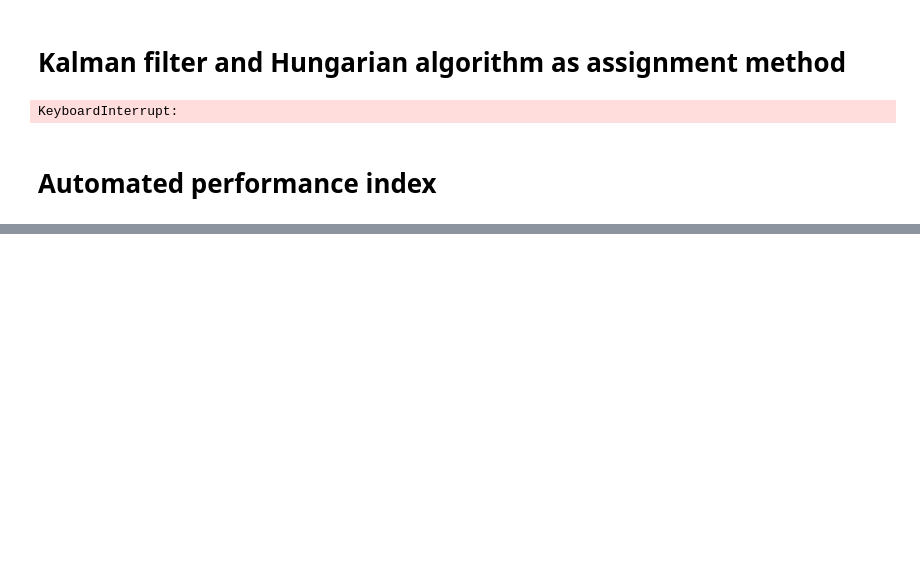
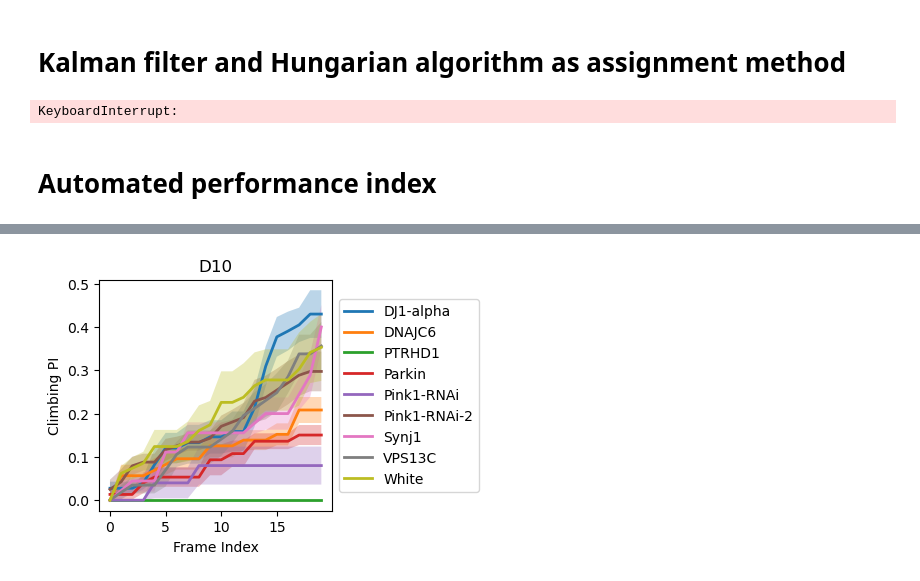
Before and after one commit to anqizhou13/FlyTrack, a Jupyter notebook: tracker.ipynb, the cells around one changed output, grey strips where cells are left out. Cells and saved outputs as stored; diff of their text form; code cells hidden in the pictures; blank space fills up the shorter version.

```diff
--- a/tracker.ipynb
+++ b/tracker.ipynb
@@ -112 +120,8 @@ KeyboardInterrupt:
+# %%
+fps = 10 # sampling rate
+data_folder='//iss/corti-corvol/share/tests-locomoteur'
+meta=pd.read_csv('video_metadata_AZ.csv')
+meta['genotype'] = meta['genotype'].apply(lambda s: s.replace(" ", "-").strip("-"))
+meta=meta[meta['genotype']!='empty']
+meta=meta.groupby(['genotype', 'timepoint'])
 # %%
@@ -203,12 +235,0 @@ Error: Frame not read correctly
-# %%
-import matplotlib.pyplot as plt
-fig = plt.figure(figsize=(2, 2))
-for i, count in enumerate(counts):
-    if np.cumsum(count)[-1]>np.max(total[i]):
-        plt.plot(np.linspace(1,10,100),np.cumsum(count)/np.cumsum(count)[-1], label=genotypes[i])
-    else:
-        plt.plot(np.linspace(1,10,100),np.cumsum(count)/np.max(total[i]), label=genotypes[i])
-plt.xlabel('Time (s)')
-plt.ylabel('Fraction crossing midline')
-plt.legend(loc='center left', bbox_to_anchor=(1, 0.5))
-plt.show()
@@ -265,0 +236,38 @@ Estimated Sample Size per Genotype for 80% Power: 25964
+# %%
+KS = {}
+plt.figure(figsize=(4, 3))
+for key, value in result.items():
+    if key[1] == 'D10':
+        counts = value[0][0]
+        total = value[0][1]
+
+        PI = []
+        # Compute the cumulative sum and normalize by the max value of each row
+        #
+        for i, count in enumerate(counts):
+            if np.cumsum(count)[-1]>np.max(total[i]):
+                cdf = np.cumsum(count)/np.cumsum(count)[-1]
+            else:
+                cdf = np.cumsum(count)/np.max(total[i])
+            PI.append(cdf)
+        PI = np.array(PI)
+
+        mean_PI = np.nanmean(PI, axis=0)
+        KS[key[0]] = mean_PI
+        sem_PI = np.std(PI, axis=0) / np.sqrt(PI.shape[0])
+
+        # Plot the mean PI and the SEM shading
+        plt.plot(mean_PI, label=f'{key[0]}', linewidth=2)  # Using the key for the legend
+        plt.fill_between(np.arange(len(mean_PI)), mean_PI - sem_PI, mean_PI + sem_PI, alpha=0.3)
+
+# Add the legend
+plt.legend(loc='center left', bbox_to_anchor=(1, 0.5))
+
+# Labels and title
+plt.xlabel('Frame Index')
+plt.ylabel('Climbing PI')
+plt.title('D10')
+# Show the plot
+plt.show()
+# %% [output]
+[figure, added]
```
Also changed, not shown: parts of 5 cells of this notebook, 2 other files.
